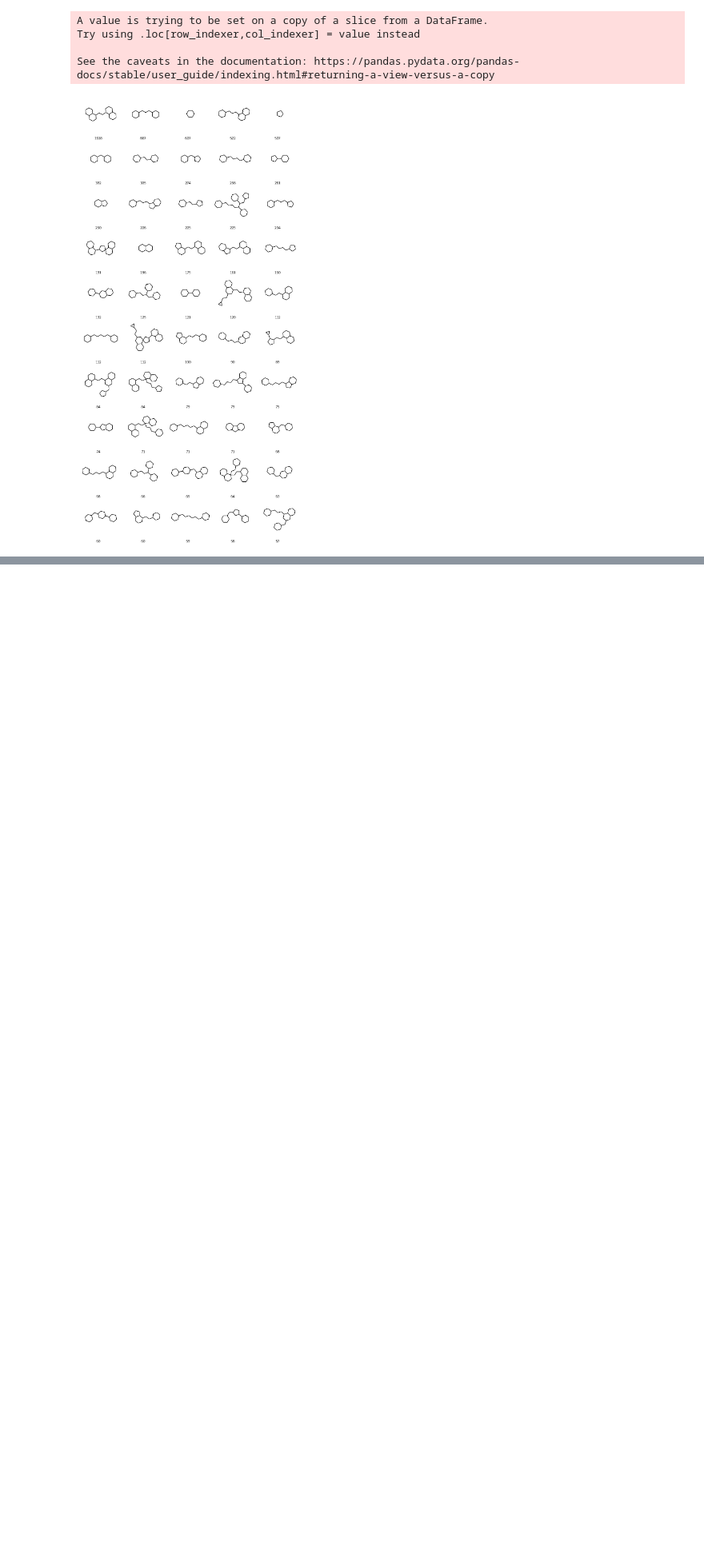
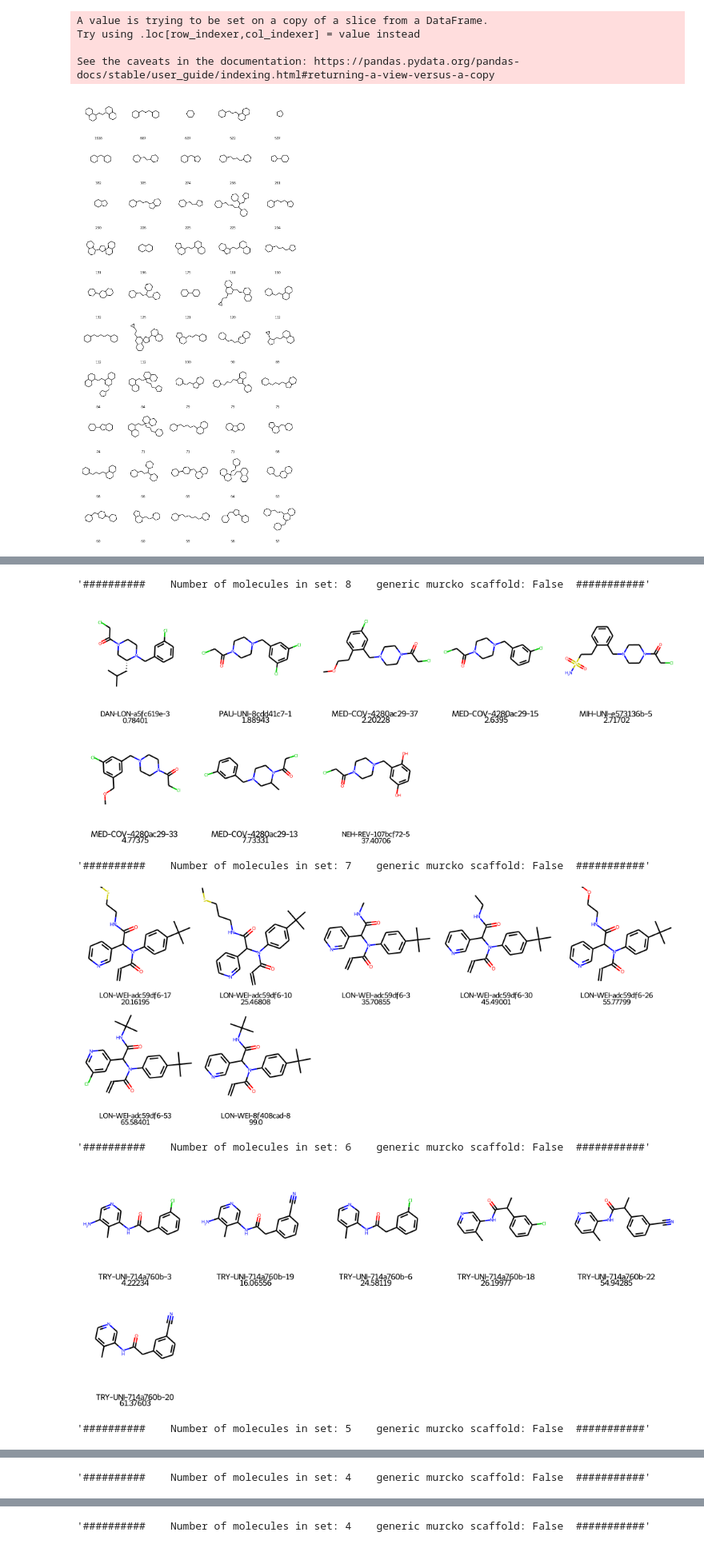
Before and after one commit to michellab/RBFENN, a Jupyter notebook: CLI/week7/murcko_exploration.ipynb, the cells around one changed output, grey strips where cells are left out. Shown at 80% size. Saved outputs shown, nothing was run; the diff lists cells and outputs as text; code cells hidden in the pictures; blank space fills up the shorter version.

```diff
--- a/CLI/week7/murcko_exploration.ipynb
+++ b/CLI/week7/murcko_exploration.ipynb
@@ -194,0 +403,21 @@ See the caveats in the documentation: https://pandas.pydata.org/pandas-docs/stab
+# %%
+for i in range(len(scaffolds_df)):
+
+
+    res = scaffolds_df.iloc[i]
+    res = list(res["docked"])
+    mols_to_show = df.loc[df["CID"].isin(res)]
+    mols_to_show = mols_to_show.nsmallest(1000, columns="f_avg_IC50")
+
+    display(f"##########    Number of molecules in set: {len(mols_to_show)}    generic murcko scaffold: {generic}  ###########")
+
+    legends = [x+"\n"+str(round(y,5)) for x,y in zip(list(mols_to_show["CID"]),list(mols_to_show["f_avg_IC50"]))]
+    display(Draw.MolsToGridImage(list(mols_to_show["Molecule"]),subImgSize=(200,200),molsPerRow=5,maxMols=100,legends=legends))
+# %% [output]
+'##########    Number of molecules in set: 8    generic murcko scaffold: False  ###########'
+[figure, added]
+'##########    Number of molecules in set: 7    generic murcko scaffold: False  ###########'
+[figure, added]
+'##########    Number of molecules in set: 6    generic murcko scaffold: False  ###########'
+[figure, added]
+'##########    Number of molecules in set: 5    generic murcko scaffold: False  ###########'
@@ -194,0 +425 @@ See the caveats in the documentation: https://pandas.pydata.org/pandas-docs/stab
+'##########    Number of molecules in set: 4    generic murcko scaffold: False  ###########'
@@ -194,0 +427 @@ See the caveats in the documentation: https://pandas.pydata.org/pandas-docs/stab
+'##########    Number of molecules in set: 4    generic murcko scaffold: False  ###########'
```
Also changed, not shown: parts of 29 cells of this notebook, 4 other files.
